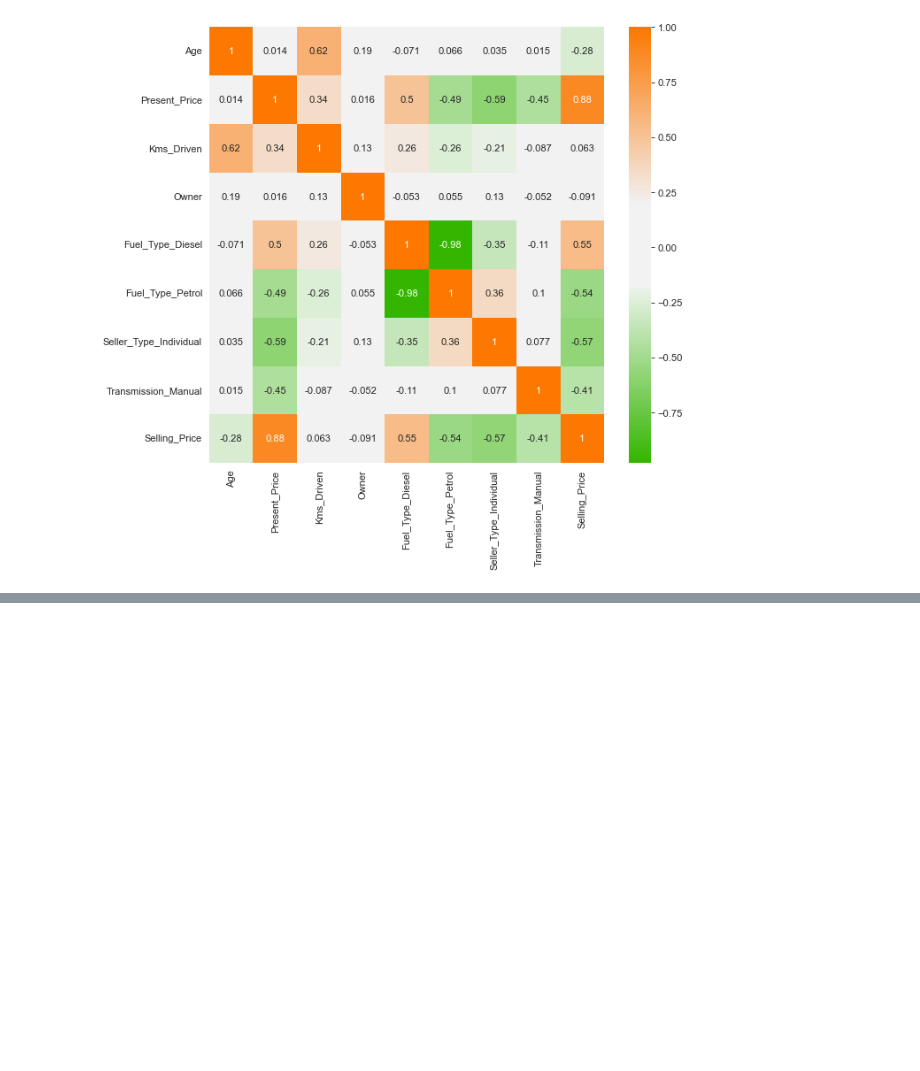
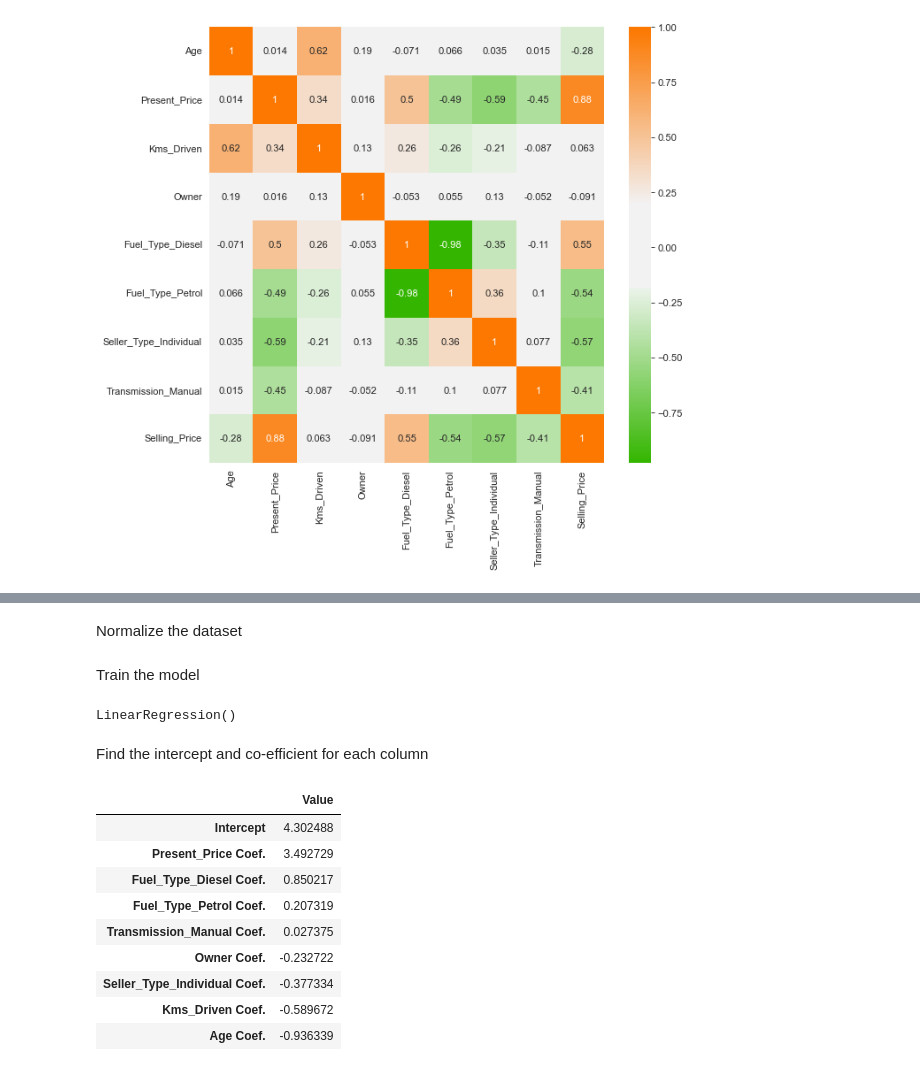
Before and after one commit to timjozi911/succulent-succotash, a Jupyter notebook: main.ipynb, the cells around one changed output, grey strips where cells are left out. Cells and saved outputs as stored; diff of their text form; code cells hidden in the pictures; blank space fills up the shorter version.

```diff
--- a/main.ipynb
+++ b/main.ipynb
@@ -250,0 +250,4 @@ plt.show()
+# %%
+# remove the "Selling_Price" from input and set it to output
+X = df1.drop('Selling_Price', axis=1)
+y = df1['Selling_Price']
@@ -250,0 +256,2 @@ plt.show()
+# %%
+X_train, X_test, y_train, y_test = train_test_split(X, y, test_size=0.3, random_state=0)
@@ -250,0 +262,2 @@ plt.show()
+# %% [markdown]
+Normalize the dataset
@@ -250,0 +269,22 @@ plt.show()
+# %% [markdown]
+Train the model
+# %%
+linear_reg = LinearRegression()
+linear_reg.fit(X_train_scaled, y_train)
+# %% [output]
+LinearRegression()
+# %% [markdown]
+Find the intercept and co-efficient for each column
+# %%
+pd.DataFrame(data = np.append(linear_reg.intercept_ , linear_reg.coef_), index = ['Intercept']+[col+" Coef." for col in X.columns], columns=['Value']).sort_values('Value', ascending=False)
+# %% [output]
+|  | Value |
+| Intercept | 4.302488 |
+| Present_Price Coef. | 3.492729 |
+| Fuel_Type_Diesel Coef. | 0.850217 |
+| Fuel_Type_Petrol Coef. | 0.207319 |
+| Transmission_Manual Coef. | 0.027375 |
+| Owner Coef. | -0.232722 |
+| Seller_Type_Individual Coef. | -0.377334 |
+| Kms_Driven Coef. | -0.589672 |
+| Age Coef. | -0.936339 |
```
Also changed, not shown: parts of 15 cells of this notebook.
